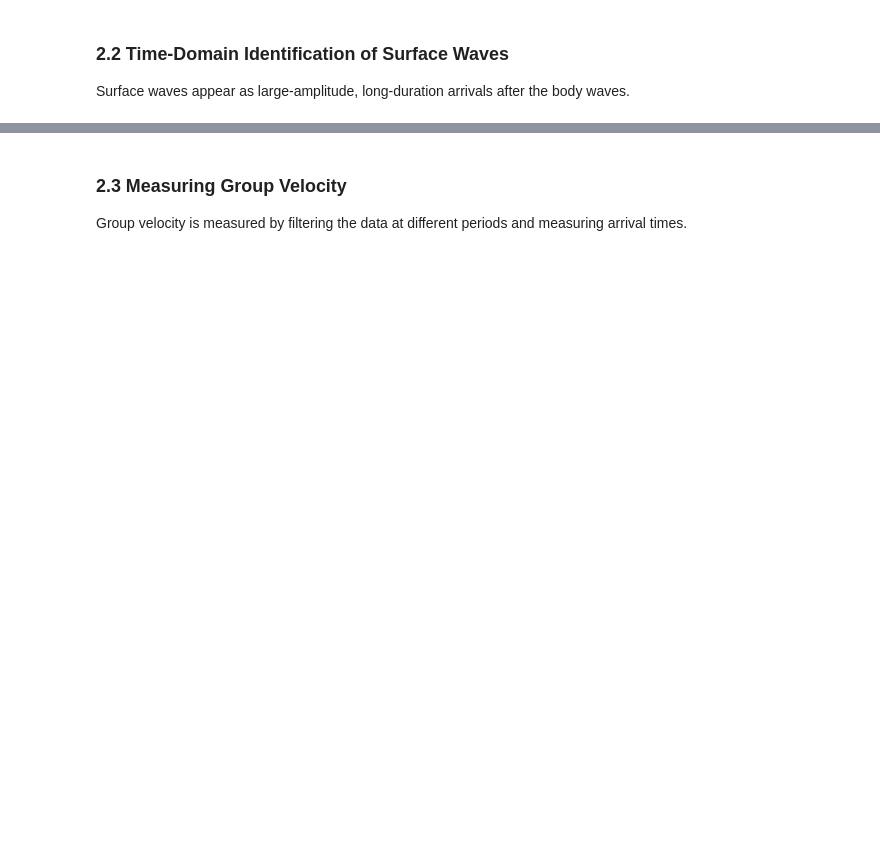
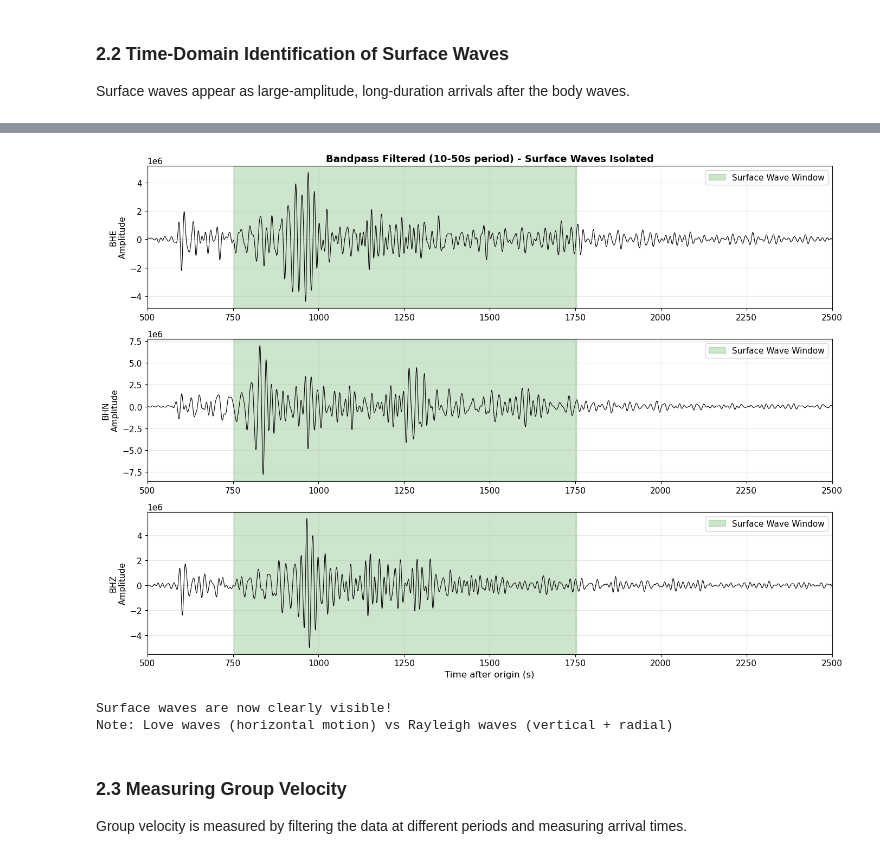
Before and after one commit to uw-geophysics-edu/ess-412-512-intro2seismology, a Jupyter notebook: notebooks/05c_Surface_Waves_Practice.ipynb, the cells around one changed output, grey strips where cells are left out. Drawn from its saved outputs; the diff is of its cells as text; code cells hidden in the pictures; blank space fills up the shorter version.

```diff
--- a/notebooks/05c_Surface_Waves_Practice.ipynb
+++ b/notebooks/05c_Surface_Waves_Practice.ipynb
@@ -518,35 +555,39 @@ st_surf = st.copy()
 st_surf.filter('bandpass', freqmin=0.02, freqmax=0.1, corners=4, zerophase=True)
 
 # Plot filtered data
 fig = plt.figure(figsize=(14, 10))
 
 for i, tr in enumerate(st_surf):
     ax = plt.subplot(3, 1, i+1)
 
     times = tr.times(type='relative', reftime=event_time)
     ax.plot(times, tr.data, 'k-', linewidth=0.8)
 
     # Highlight surface wave window
-    surf_start = dist_km / 4.0  # Start of surface wave window
-    surf_end = dist_km / 2.8    # End of surface wave window
+    surf_start = dist_km / 3.5  # Start of surface wave window
+    surf_end = dist_km / 1.5    # End of surface wave window
     ax.axvspan(surf_start, surf_end, alpha=0.2, color='green', label='Surface Wave Window')
 
     ax.set_ylabel(f"{tr.stats.channel}\nAmplitude", fontsize=11)
     ax.set_xlim([500, 2500])  # Zoom to surface wave arrival
     ax.grid(True, alpha=0.3)
     ax.legend(loc='upper right')
 
     if i == 0:
         ax.set_title(f'Bandpass Filtered (10-50s period) - Surface Waves Isolated',
                     fontsize=13, fontweight='bold')
     if i == 2:
         ax.set_xlabel('Time after origin (s)', fontsize=12)
 
 plt.tight_layout()
 plt.show()
 
 print("Surface waves are now clearly visible!")
 print("Note: Love waves (horizontal motion) vs Rayleigh waves (vertical + radial)")
+# %% [output]
+[figure, added]
+Surface waves are now clearly visible!
+Note: Love waves (horizontal motion) vs Rayleigh waves (vertical + radial)
 # %% [markdown]
 ### 2.3 Measuring Group Velocity
 
```
Also changed, not shown: parts of 6 cells of this notebook, 5 other files.
